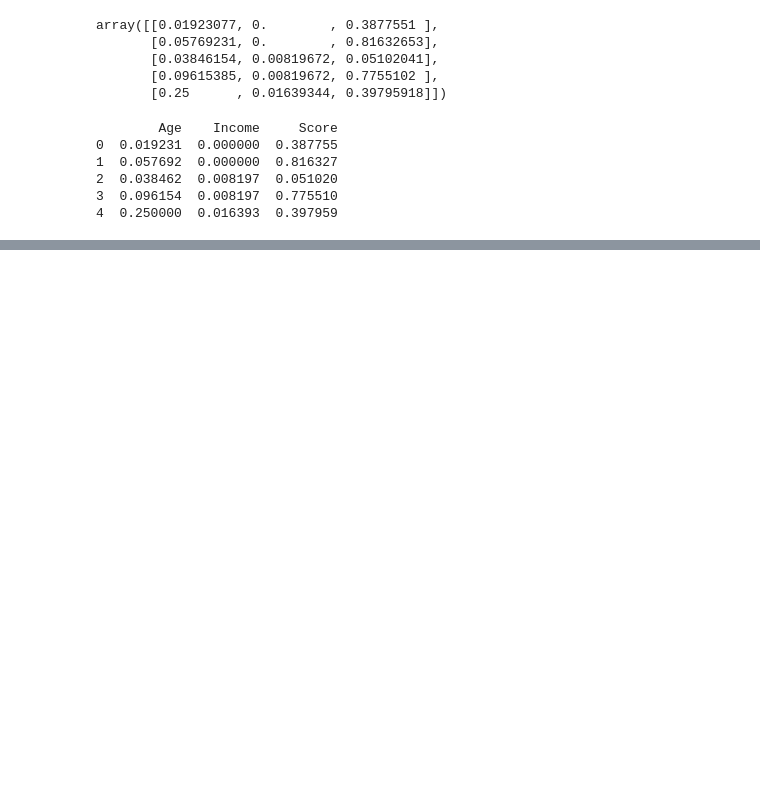
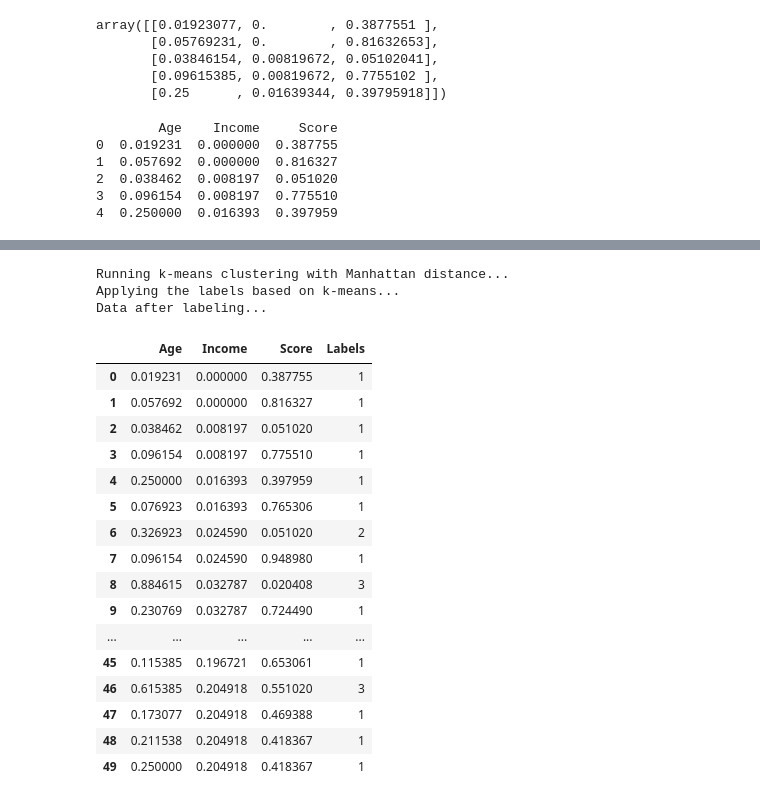
Before and after one commit to VaderSame/Mall-Customers-Segmentation-Dataset-, a Jupyter notebook: Assignment_2_Semal_Shastri.ipynb, the cells around one changed output, grey strips where cells are left out. Cells and saved outputs as stored; diff of their text form; code cells hidden in the pictures; blank space fills up the shorter version.

Commit message:
permformed clustering with manhattan and labels but issues will compiling the code block of manhattan distance

```diff
--- a/Assignment_2_Semal_Shastri.ipynb
+++ b/Assignment_2_Semal_Shastri.ipynb
@@ -163,0 +137,53 @@ The optimal number of clusters (K) is: 3
+# %%
+from pyclustering.cluster.kmeans import kmeans
+from pyclustering.utils.metric import type_metric, distance_metric
+from pyclustering.cluster.kmeans import kmeans
+from pyclustering.utils.metric import distance_metric
+from pyclustering.cluster.center_initializer import random_center_initializer
+from pyclustering.cluster.encoder import type_encoding
+from pyclustering.cluster.encoder import cluster_encoder
+
+data = scaled_df.values
+
+# Set the number of clusters
+k = 4
+
+# Initialize random cluster centers with the same dimension as the data
+initial_centers = random_center_initializer(data, k, random_state=5).initialize()
+
+# Distance metric 2 for Manhattan
+kmeans_manhattan = kmeans(data, initial_centers=initial_centers, metric=distance_metric(type_metric.MANHATTAN))
+kmeans_manhattan.process()
+py_clusters = kmeans_manhattan.get_clusters()
+py_centers = kmeans_manhattan.get_centers()
+py_encoding = kmeans_manhattan.get_cluster_encoding()
+py_encoder = cluster_encoder(py_encoding, py_clusters, data)
+py_labels = py_encoder.set_encoding(0).get_clusters()
+scaled_df['Labels'] = py_labels
+
+print('Running k-means clustering with Manhattan distance...')
+print('Applying the labels based on k-means...')
+print('Data after labeling...')
+scaled_df['Labels'] = scaled_df['Labels'].astype(str)
+scaled_df.head(50)
+# %% [output]
+Running k-means clustering with Manhattan distance...
+Applying the labels based on k-means...
+Data after labeling...
+|  | Age | Income | Score | Labels |
+| 0 | 0.019231 | 0.000000 | 0.387755 | 1 |
+| 1 | 0.057692 | 0.000000 | 0.816327 | 1 |
+| 2 | 0.038462 | 0.008197 | 0.051020 | 1 |
+| 3 | 0.096154 | 0.008197 | 0.775510 | 1 |
+| 4 | 0.250000 | 0.016393 | 0.397959 | 1 |
+| 5 | 0.076923 | 0.016393 | 0.765306 | 1 |
+| 6 | 0.326923 | 0.024590 | 0.051020 | 2 |
+| 7 | 0.096154 | 0.024590 | 0.948980 | 1 |
+| 8 | 0.884615 | 0.032787 | 0.020408 | 3 |
+| 9 | 0.230769 | 0.032787 | 0.724490 | 1 |
+| ... | ... | ... | ... | ... |
+| 45 | 0.115385 | 0.196721 | 0.653061 | 1 |
+| 46 | 0.615385 | 0.204918 | 0.551020 | 3 |
+| 47 | 0.173077 | 0.204918 | 0.469388 | 1 |
+| 48 | 0.211538 | 0.204918 | 0.418367 | 1 |
+| 49 | 0.250000 | 0.204918 | 0.418367 | 1 |
```
Also changed, not shown: parts of 6 cells of this notebook, 1 other file.
